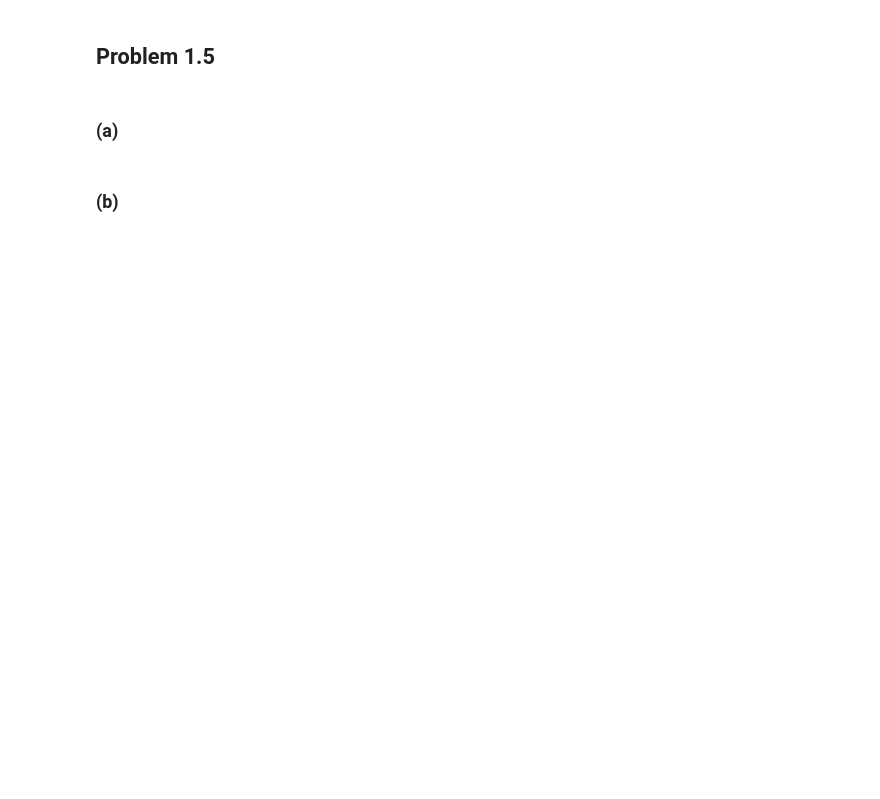
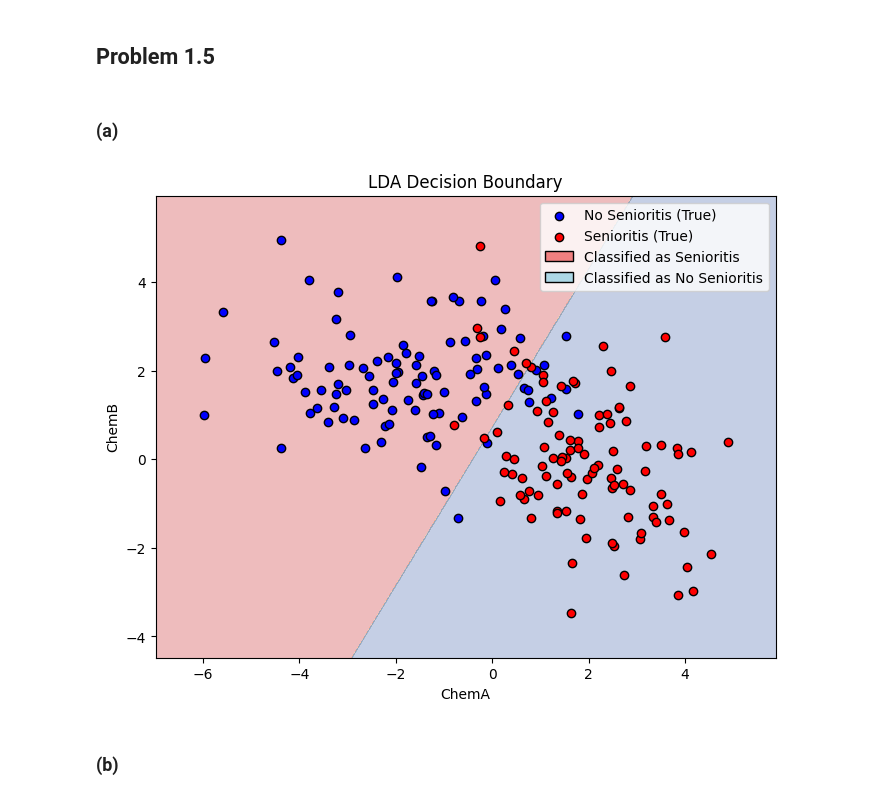
Before and after one commit to ALIENHZ1/ECE_ML, a Jupyter notebook: Exercise_4/Exercise#4_SubmissionTemplate.ipynb, the cells around one changed output. Drawn from its saved outputs; the diff is of its cells as text; code cells hidden in the pictures; blank space fills up the shorter version.

```diff
--- a/Exercise_4/Exercise#4_SubmissionTemplate.ipynb
+++ b/Exercise_4/Exercise#4_SubmissionTemplate.ipynb
@@ -301,2 +413,49 @@ _[Your answer for 1.4 goes here]_
+# %%
+import matplotlib.pyplot as plt
+from matplotlib.patches import Patch
+
+# Function to plot decision boundary with full legend
+def plot_decision_boundary_with_full_legend(clf, X, y, title, resolution=0.01):
+    fig, ax = plt.subplots(figsize=(8, 6))
+
+    # Create a mesh grid
+    x_min, x_max = X[:, 0].min() - 1, X[:, 0].max() + 1
+    y_min, y_max = X[:, 1].min() - 1, X[:, 1].max() + 1
+    xx, yy = np.meshgrid(np.arange(x_min, x_max, resolution),
+                         np.arange(y_min, y_max, resolution))
+    # Predict class for each point in the mesh grid
+    Z = clf.predict(np.c_[xx.ravel(), yy.ravel()])
+    Z = Z.reshape(xx.shape)
+
+    # Plot the decision boundary
+    background = ax.contourf(xx, yy, Z, alpha=0.3, cmap=plt.cm.RdYlBu)
+
+    # Scatter plot for actual data points
+    class_0 = y == 0  # "No Senioritis"
+    class_1 = y == 1  # "Senioritis"
+    ax.scatter(X[class_0, 0], X[class_0, 1], color="blue", label="No Senioritis (True)", edgecolor='k')
+    ax.scatter(X[class_1, 0], X[class_1, 1], color="red", label="Senioritis (True)", edgecolor='k')
+
+    # Add title and labels
+    ax.set_title(title)
+    ax.set_xlabel("ChemA")
+    ax.set_ylabel("ChemB")
+
+    # Create custom legend handles for background classification
+    legend_elements = [
+        Patch(facecolor='lightcoral', edgecolor='k', label='Classified as Senioritis'),
+        Patch(facecolor='lightblue', edgecolor='k', label='Classified as No Senioritis')
+    ]
+    # Combine legends
+    handles, labels = ax.get_legend_handles_labels()
+    ax.legend(handles=handles + legend_elements, loc="upper right")
+
+    # Display the plot
+    plt.show()
+
+# Plotting LDA decision boundary
+plot_decision_boundary_with_full_legend(lda, X_train, y_train, "LDA Decision Boundary")
+# %% [output]
+[figure, added]
 # %% [markdown]
 ### (b)
```
Also changed, not shown: parts of 24 cells of this notebook, 3 other files.
